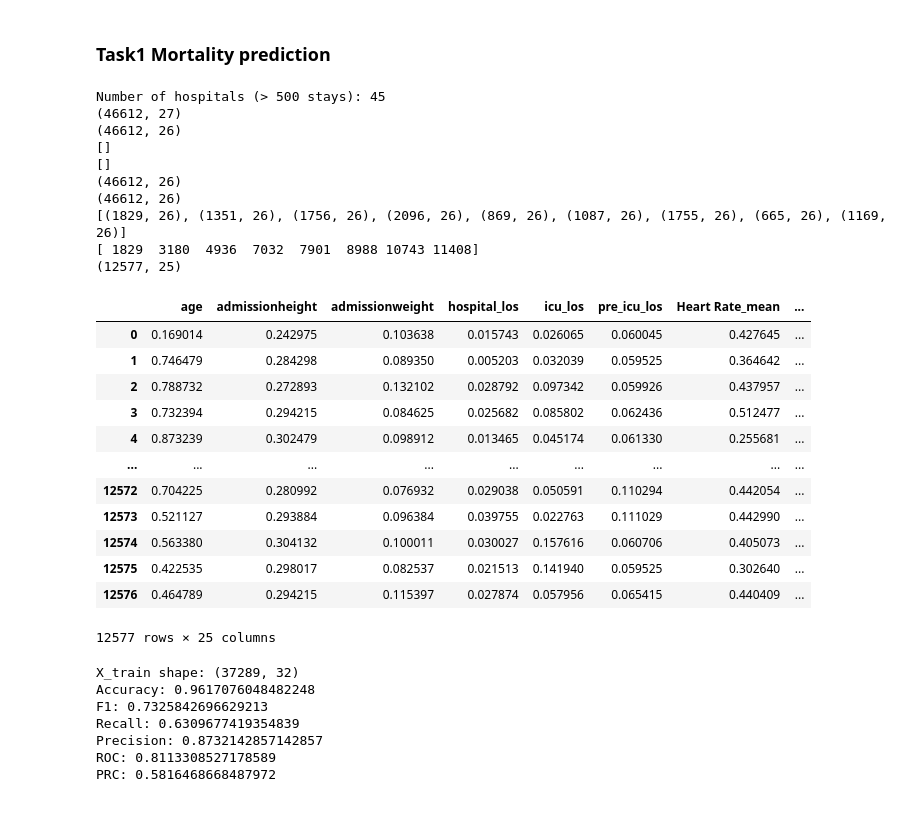
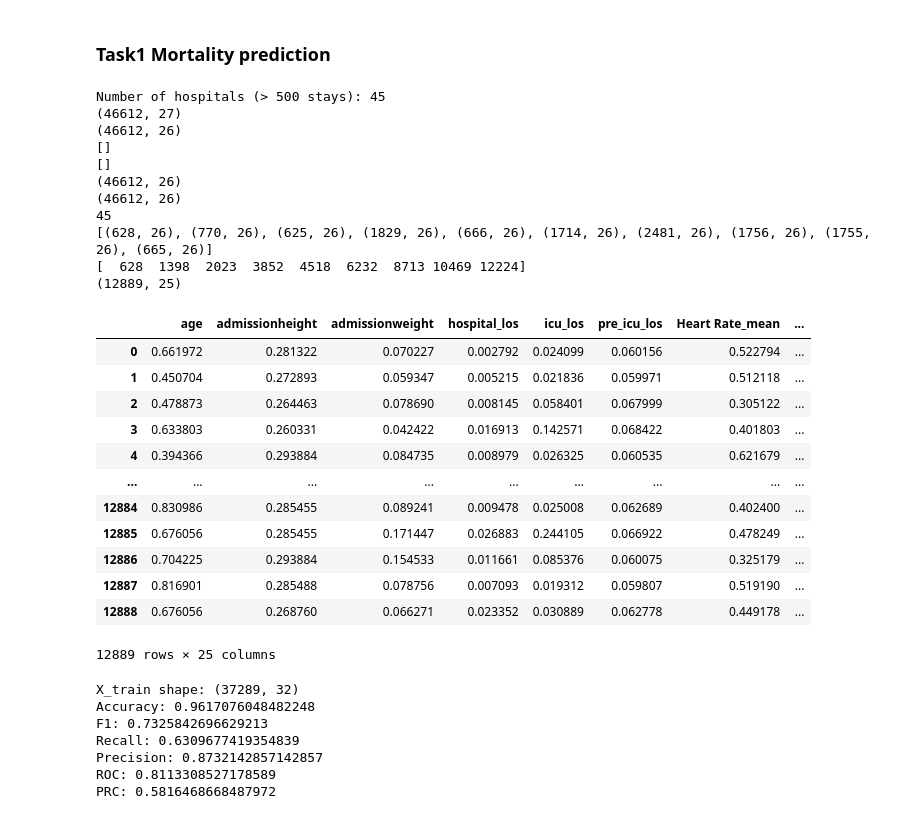
Before and after one commit to sitaomin1994/federated_imputation, a Jupyter notebook: notebook/data_preprocessing.ipynb, the cells around one changed output. Cells and saved outputs as stored; diff of their text form; code cells hidden in the pictures.

```diff
--- a/notebook/data_preprocessing.ipynb
+++ b/notebook/data_preprocessing.ipynb
@@ -1458,9 +1458,11 @@ print(df_final.shape)
 
 # split by hospital id
 df_rets = [df_sub for _, df_sub in df_final.groupby(split_col[0])]
+print(len(df_rets))
 
 # select similar clients
-selected_clients = [10, 13, 24, 27, 28, 33, 39, 42, 43]
+#selected_clients = [10, 13, 24, 27, 28, 33, 39, 42, 43]
+selected_clients = [4, 5, 6, 10, 16, 20, 21, 24, 39, 42]
 df_rets = [df_sub for idx, df_sub in enumerate(df_rets) if idx in selected_clients]
 print([df_sub.shape for df_sub in df_rets])
 
@@ -1475,46 +1477,47 @@ print(data.shape)
 # data config
 data_config = {
     'target': target,
     'important_features_idx': [
         idx for idx in range(0, data.shape[1])
         if (data.columns[idx] != target) and (data.columns[idx] not in cat_cols)
     ],
 	'features_idx': [idx for idx in range(0, data.shape[1]) if data.columns[idx] != target],
 	"num_cols": data.shape[1] - 1 - len(cat_cols),
 	'task_type': 'classification',
 	'clf_type': 'binary-class',
 	'data_type': 'tabular',
 	'client_split_indices': split_indices.tolist()
 }
 
 # data config new1 - predict days in hospital - without categorical features, top10 clients, 40% iid sampling
 # with open('./data/eicu/data_config_mo_np22.json', 'w') as f:
 #     json.dump(data_config, f)
 
 # data.to_csv('./data/eicu/data_clean_mo_np22.csv', index=False)
 data
 # %% [output]
 Number of hospitals (> 500 stays): 45
 (46612, 27)
 (46612, 26)
 []
 []
 (46612, 26)
 (46612, 26)
-[(1829, 26), (1351, 26), (1756, 26), (2096, 26), (869, 26), (1087, 26), (1755, 26), (665, 26), (1169, 26)]
-[ 1829  3180  4936  7032  7901  8988 10743 11408]
-(12577, 25)
+45
+[(628, 26), (770, 26), (625, 26), (1829, 26), (666, 26), (1714, 26), (2481, 26), (1756, 26), (1755, 26), (665, 26)]
+[  628  1398  2023  3852  4518  6232  8713 10469 12224]
+(12889, 25)
 |  | age | admissionheight | admissionweight | hospital_los | icu_los | pre_icu_los | Heart Rate_mean | ... |
-| 0 | 0.169014 | 0.242975 | 0.103638 | 0.015743 | 0.026065 | 0.060045 | 0.427645 | ... |
-| 1 | 0.746479 | 0.284298 | 0.089350 | 0.005203 | 0.032039 | 0.059525 | 0.364642 | ... |
-| 2 | 0.788732 | 0.272893 | 0.132102 | 0.028792 | 0.097342 | 0.059926 | 0.437957 | ... |
-| 3 | 0.732394 | 0.294215 | 0.084625 | 0.025682 | 0.085802 | 0.062436 | 0.512477 | ... |
-| 4 | 0.873239 | 0.302479 | 0.098912 | 0.013465 | 0.045174 | 0.061330 | 0.255681 | ... |
+| 0 | 0.661972 | 0.281322 | 0.070227 | 0.002792 | 0.024099 | 0.060156 | 0.522794 | ... |
+| 1 | 0.450704 | 0.272893 | 0.059347 | 0.005215 | 0.021836 | 0.059971 | 0.512118 | ... |
+| 2 | 0.478873 | 0.264463 | 0.078690 | 0.008145 | 0.058401 | 0.067999 | 0.305122 | ... |
+| 3 | 0.633803 | 0.260331 | 0.042422 | 0.016913 | 0.142571 | 0.068422 | 0.401803 | ... |
+| 4 | 0.394366 | 0.293884 | 0.084735 | 0.008979 | 0.026325 | 0.060535 | 0.621679 | ... |
 | ... | ... | ... | ... | ... | ... | ... | ... | ... |
-| 12572 | 0.704225 | 0.280992 | 0.076932 | 0.029038 | 0.050591 | 0.110294 | 0.442054 | ... |
-| 12573 | 0.521127 | 0.293884 | 0.096384 | 0.039755 | 0.022763 | 0.111029 | 0.442990 | ... |
-| 12574 | 0.563380 | 0.304132 | 0.100011 | 0.030027 | 0.157616 | 0.060706 | 0.405073 | ... |
-| 12575 | 0.422535 | 0.298017 | 0.082537 | 0.021513 | 0.141940 | 0.059525 | 0.302640 | ... |
-| 12576 | 0.464789 | 0.294215 | 0.115397 | 0.027874 | 0.057956 | 0.065415 | 0.440409 | ... |
+| 12884 | 0.830986 | 0.285455 | 0.089241 | 0.009478 | 0.025008 | 0.062689 | 0.402400 | ... |
+| 12885 | 0.676056 | 0.285455 | 0.171447 | 0.026883 | 0.244105 | 0.066922 | 0.478249 | ... |
+| 12886 | 0.704225 | 0.293884 | 0.154533 | 0.011661 | 0.085376 | 0.060075 | 0.325179 | ... |
+| 12887 | 0.816901 | 0.285488 | 0.078756 | 0.007093 | 0.019312 | 0.059807 | 0.519190 | ... |
+| 12888 | 0.676056 | 0.268760 | 0.066271 | 0.023352 | 0.030889 | 0.062778 | 0.449178 | ... |
-12577 rows × 25 columns
+12889 rows × 25 columns
 # %%
```
Also changed, not shown: parts of 2 cells of this notebook, 8 other files.
